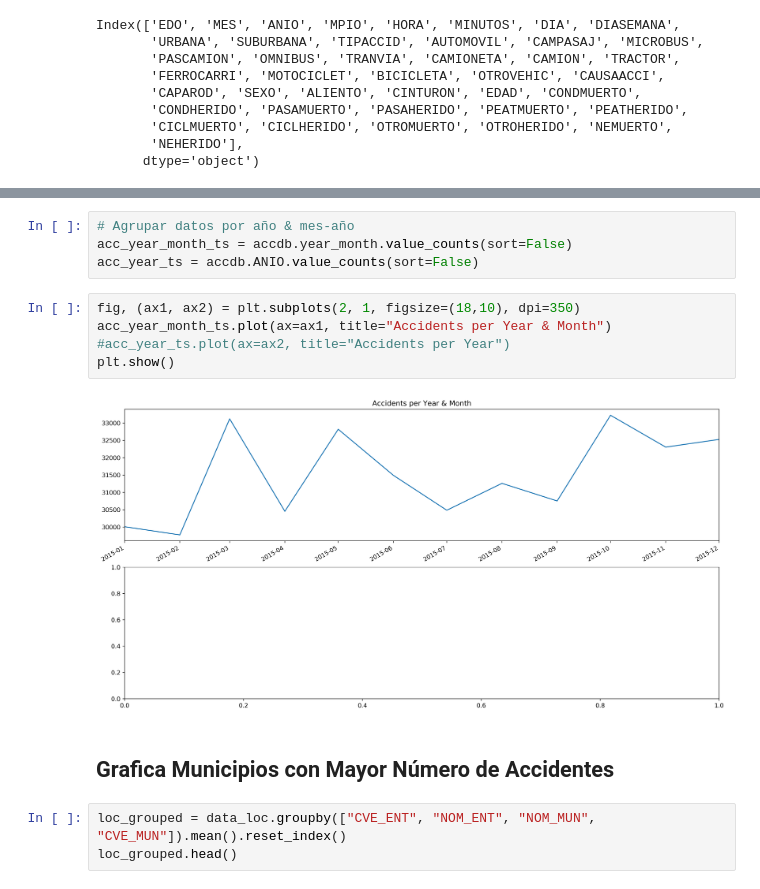
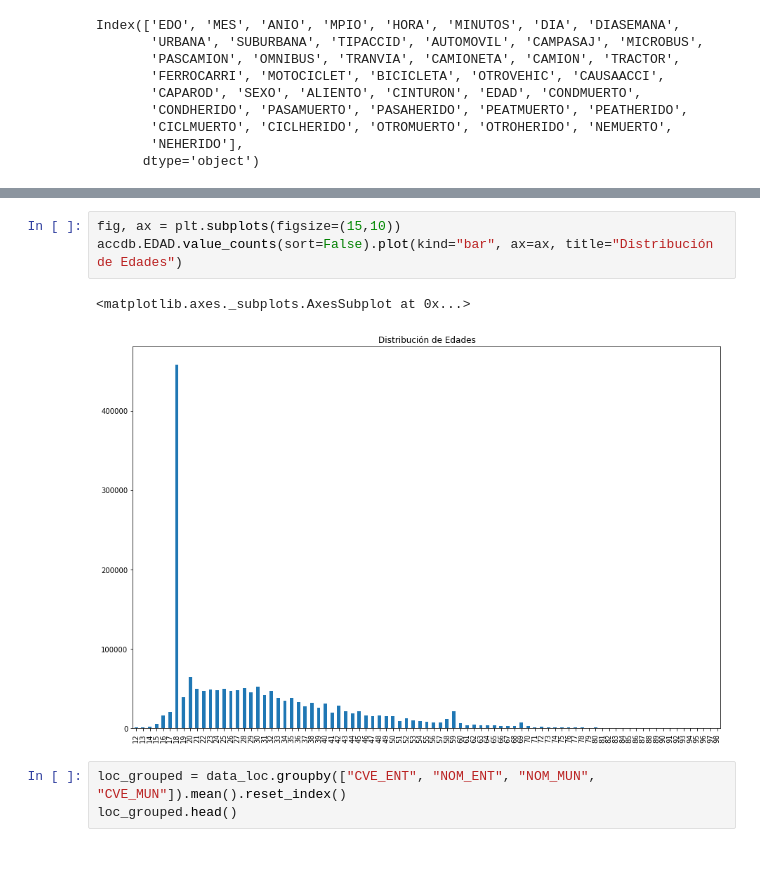
Before and after one commit to gerdm/machine_learning, a Jupyter notebook: analyses/pandas_analysis.ipynb, the cells around one changed output, grey strips where cells are left out. Saved outputs shown, nothing was run; the diff lists cells and outputs as text; blank space fills up the shorter version.

```diff
--- a/analyses/pandas_analysis.ipynb
+++ b/analyses/pandas_analysis.ipynb
@@ -148,16 +147,9 @@ Name: year_month, dtype: datetime64[ns]
-# %%
-# Agrupar datos por año & mes-año
-acc_year_month_ts = accdb.year_month.value_counts(sort=False)
-acc_year_ts = accdb.ANIO.value_counts(sort=False)
-# %%
-fig, (ax1, ax2) = plt.subplots(2, 1, figsize=(18,10), dpi=350)
-acc_year_month_ts.plot(ax=ax1, title="Accidents per Year & Month")
-#acc_year_ts.plot(ax=ax2, title="Accidents per Year")
-plt.show()
-# %% [output]
-[figure, removed]
-# %% [markdown]
-## Grafica Municipios con Mayor Número de Accidentes
+# %%
+fig, ax = plt.subplots(figsize=(15,10))
+accdb.EDAD.value_counts(sort=False).plot(kind="bar", ax=ax, title="Distribución de Edades")
+# %% [output]
+<matplotlib.axes._subplots.AxesSubplot at 0x...>
+[figure, added]
 # %%
 loc_grouped = data_loc.groupby(["CVE_ENT", "NOM_ENT", "NOM_MUN", "CVE_MUN"]).mean().reset_index()
 loc_grouped.head()
```
Also changed, not shown: parts of 11 cells of this notebook, 1 other file.
